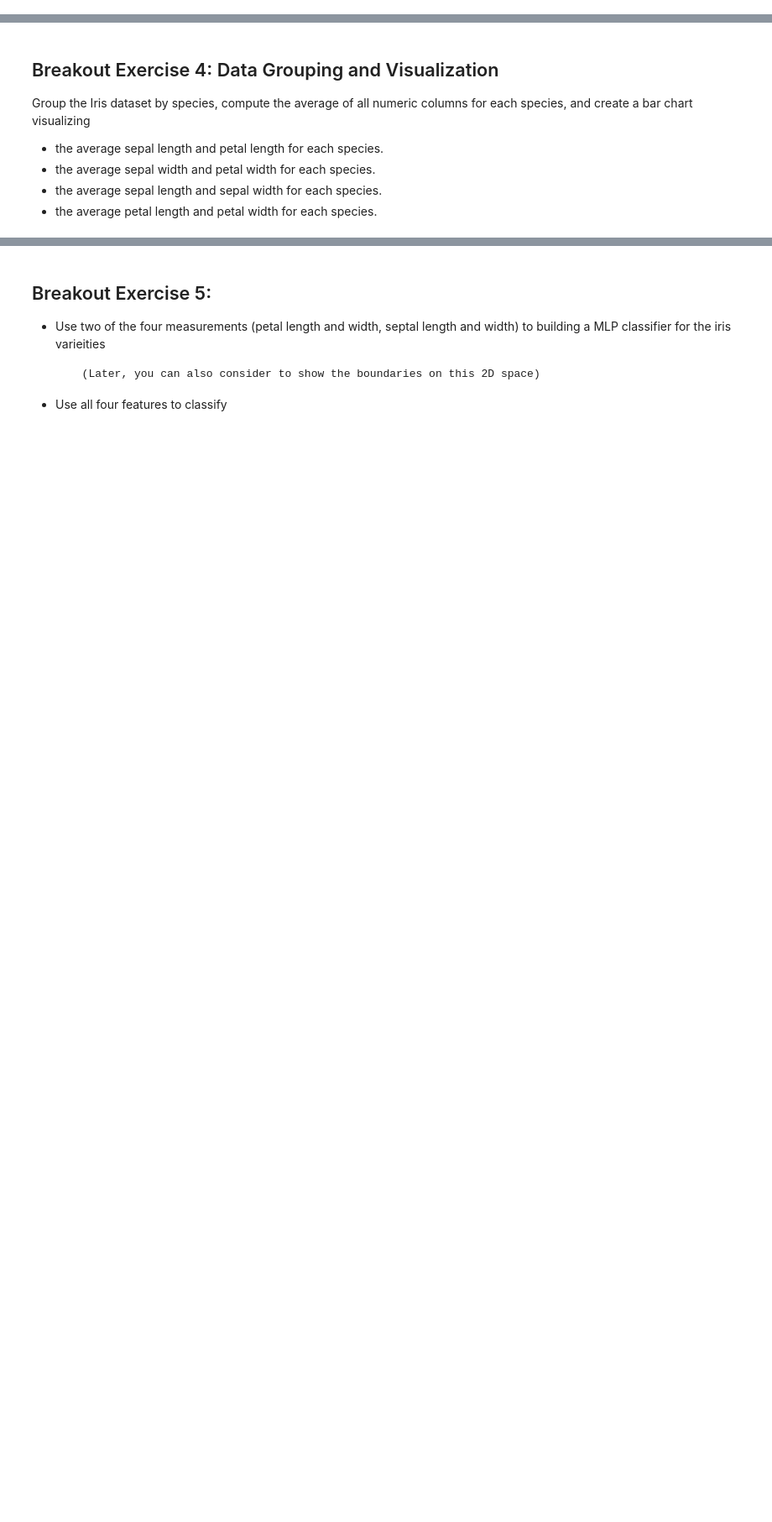
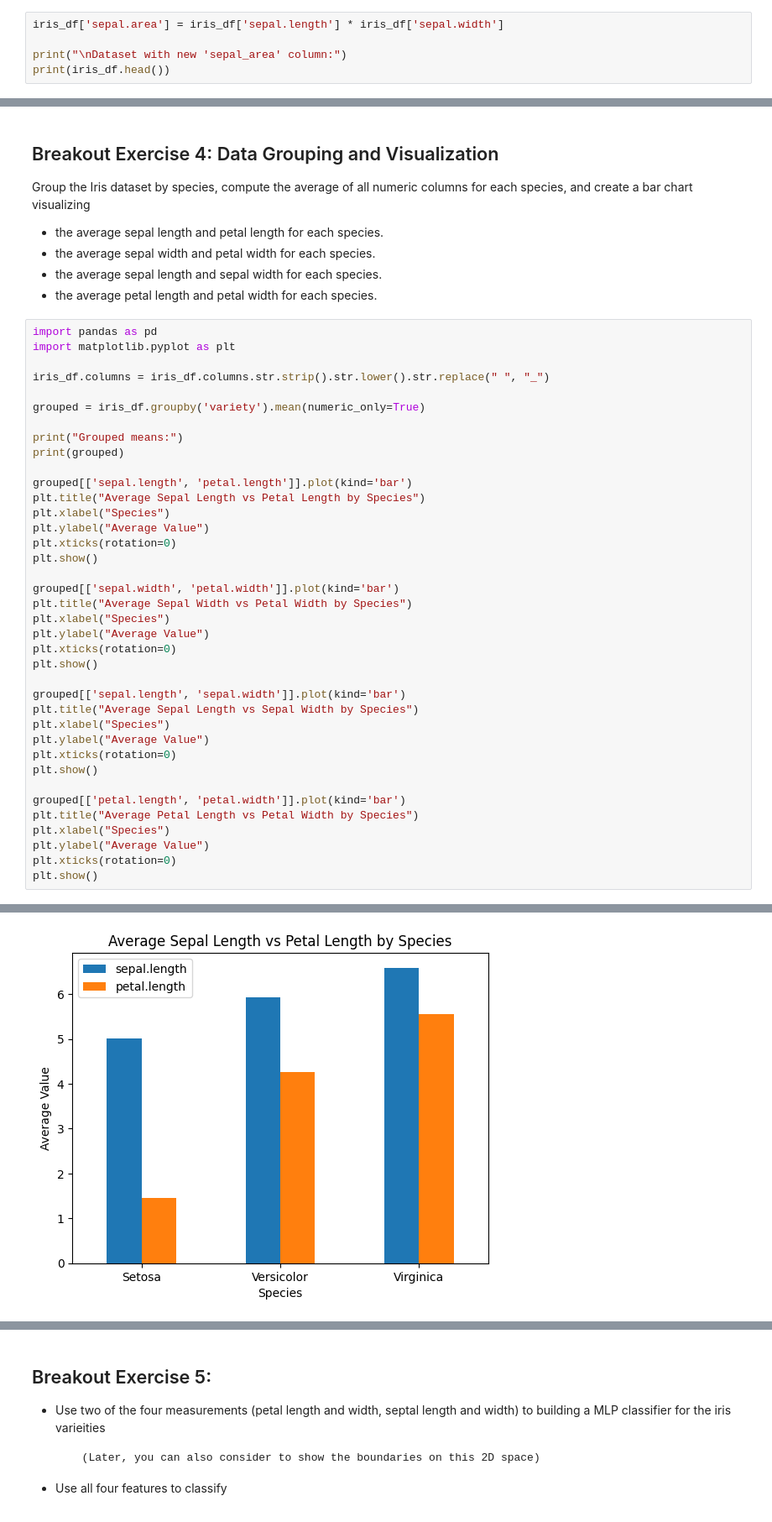
Before and after one commit to JBurrell999/Econometrics, a Jupyter notebook: GPT2_Intro+Pandas_Students.ipynb, the cells around one changed output, grey strips where cells are left out. Shown at 84% size. Cells and saved outputs as stored; diff of their text form; blank space fills up the shorter version.

```diff
--- a/GPT2_Intro+Pandas_Students.ipynb
+++ b/GPT2_Intro+Pandas_Students.ipynb
@@ -340,3 +398,8 @@ From the loaded Iris dataset, extract rows where the petal length is greater tha
 ## Break Exercise 3: Column Operations
 
 Add a new column to the Iris dataset called 'sepal_area' calculated as the product of sepal length and sepal width.
+# %%
+iris_df['sepal.area'] = iris_df['sepal.length'] * iris_df['sepal.width']
+
+print("\nDataset with new 'sepal_area' column:")
+print(iris_df.head())
@@ -349,3 +420,42 @@ Group the Iris dataset by species, compute the average of all numeric columns fo
 - the average sepal width and petal width for each species.
 - the average sepal length and sepal width for each species.
 - the average petal length and petal width for each species.
+# %%
+import pandas as pd
+import matplotlib.pyplot as plt
+
+iris_df.columns = iris_df.columns.str.strip().str.lower().str.replace(" ", "_")
+
+grouped = iris_df.groupby('variety').mean(numeric_only=True)
+
+print("Grouped means:")
+print(grouped)
+
+grouped[['sepal.length', 'petal.length']].plot(kind='bar')
+plt.title("Average Sepal Length vs Petal Length by Species")
+plt.xlabel("Species")
+plt.ylabel("Average Value")
+plt.xticks(rotation=0)
+plt.show()
+
+grouped[['sepal.width', 'petal.width']].plot(kind='bar')
+plt.title("Average Sepal Width vs Petal Width by Species")
+plt.xlabel("Species")
+plt.ylabel("Average Value")
+plt.xticks(rotation=0)
+plt.show()
+
+grouped[['sepal.length', 'sepal.width']].plot(kind='bar')
+plt.title("Average Sepal Length vs Sepal Width by Species")
+plt.xlabel("Species")
+plt.ylabel("Average Value")
+plt.xticks(rotation=0)
+plt.show()
+
+grouped[['petal.length', 'petal.width']].plot(kind='bar')
+plt.title("Average Petal Length vs Petal Width by Species")
+plt.xlabel("Species")
+plt.ylabel("Average Value")
+plt.xticks(rotation=0)
+plt.show()
+# %% [output]
@@ -351,0 +468 @@ Group the Iris dataset by species, compute the average of all numeric columns fo
+[figure, added]
```
Also changed, not shown: parts of 14 cells of this notebook, 1 other file.
